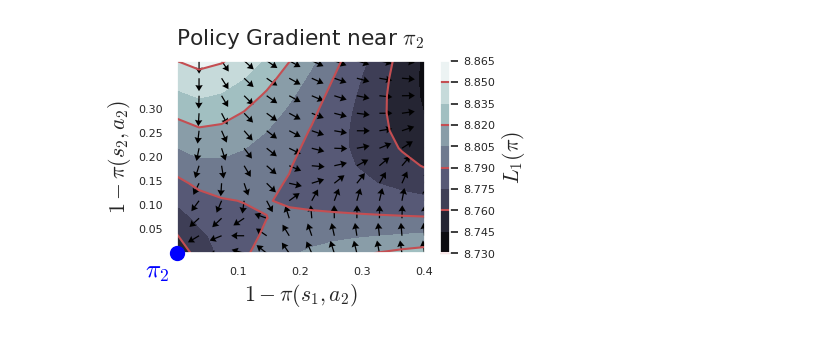
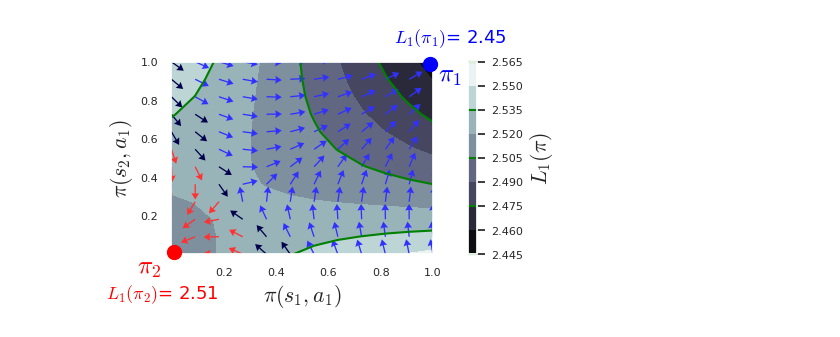
Before and after one commit to matsuolab/RCMDP-Epigraph, a Jupyter notebook: grad-conflict.ipynb, the cells around one changed output. Drawn from its saved outputs; the diff is of its cells as text; code cells hidden in the pictures.

Commit message:
Update: gradient conflict figure

```diff
--- a/grad-conflict.ipynb
+++ b/grad-conflict.ipynb
@@ -26,7 +26,7 @@ class RCMDP(NamedTuple):
 S, A = 4, 2  # state and action space sizes
 N = 1  # number of constraints
 USIZE = 2  # size of uncertainty set
-DISCOUNT = 0.8
+DISCOUNT = 0.40
 
 assert USIZE == 2
 assert N == 1
@@ -44,7 +44,7 @@ def create_rcmdp():
     # randomly create cost function
     costs = np.ones((N+1, S, A))
 
-    eps = 1 - DISCOUNT
+    eps = 0.09  # DISCOUNT / 4.5
     # objective
     costs[0, 0, 0] = 0 + eps
     costs[0, 0, 1] = 1
@@ -187,20 +187,21 @@ def compute_Lone(rcmdp: RCMDP, policy: jnp.ndarray):
 import numpy as np
 import matplotlib.pyplot as plt
 import seaborn as sns
+import matplotlib.cm as cm
+colormap = cm.seismic
+
 
 plt.rcParams["font.family"] = "serif"
 plt.rcParams["mathtext.fontset"] = 'cm'
 sns.set_theme(font_scale=1.3)
-fig = plt.figure(figsize=(4.0, 2.5))
+fig = plt.figure(figsize=(4.5, 2.5))
 ax = plt.axes()
-ax.set_xlabel(r"$1 - \pi(s_1, a_2)$")
-ax.set_ylabel(r"$1 - \pi(s_2, a_2)$")
+ax.set_xlabel(r"$\pi(s_1, a_1)$")
+ax.set_ylabel(r"$\pi(s_2, a_1)$")
 
 resol = 12
 
 def compute_L_for_plot_area(x1, x2, y1, y2):
-    # pi11 = np.logspace(np.log(x1), np.log(x2), resol)
-    # pi21 = np.logspace(np.log(y1), np.log(y2), resol)
     pi11 = np.linspace(x1, x2, resol)
     pi21 = np.linspace(y1, y2, resol)
     Ls = []
@@ -220,42 +221,49 @@ def compute_L_for_plot_area(x1, x2, y1, y2):
         Llam, Lgrad = compute_Lone(rcmdp, policies)
         Ls.append(Llam)
         grad_direction_s1 = Lgrad[:, 0, 1] - Lgrad[:, 0, 0]
         grad_direction_s2 = Lgrad[:, 1, 1] - Lgrad[:, 1, 0]
         U.append(grad_direction_s1)
         V.append(grad_direction_s2)
 
     Z, U, V = np.array(Ls), np.array(U), np.array(V)
     norm = np.linalg.norm(np.array((U, V)), axis=0)
-    U = U / norm * 0.007
-    V = V / norm * 0.007
+    U = U / norm * 0.020
+    V = V / norm * 0.020
     return X, Y, Z, U, V
 
 
-# X, Y, Z, U, V = compute_L_for_plot_area(0., 1, 0., 1)
-X, Y, Z, U, V = compute_L_for_plot_area(0, 0.4, 0, 0.4)
+X, Y, Z, U, V = compute_L_for_plot_area(0., 1, 0., 1)
+# X, Y, Z, U, V = compute_L_for_plot_area(0, 0.45, 0, 0.45)
 CS1 = ax.contourf(X, Y, Z, cmap=plt.cm.bone)
-CS2 = ax.contour(CS1, levels=CS1.levels[::2], colors='r')
+CS2 = ax.contour(CS1, levels=CS1.levels[::2], colors='green')
 
-cbar = fig.colorbar(CS1)
+cbar = fig.colorbar(CS1, pad=0.1)
 cbar.ax.set_ylabel(r"$L_1(\pi)$")
 cbar.add_lines(CS2)
 cbar.ax.tick_params(labelsize=8)
 
-ax.quiver(X, Y, U, V, units='xy', scale=0.3, color='black', headwidth=6)
+X, Y, U, V = X.reshape(-1), Y.reshape(-1), U.reshape(-1), V.reshape(-1)
+qcolors = np.where((U > -0.01) * (V > -0.01), 0.3, 0)
+qcolors = np.where((U <= 0.01) * (V <= 0.01), 0.7, qcolors)
+ax.quiver(X, Y, U, V, color=colormap(qcolors), units='xy', scale=0.3, headwidth=6)
 ax.tick_params(axis='both', which='major', labelsize=8)
-ax.set_yticks(np.arange(0, 0.33, 0.05))
-plt.scatter(0, 0, s=100, color="blue", clip_on=False, zorder=10)
 xlabels = [item.get_text() for item in ax.get_xticklabels()]
 xlabels[0] = ""
 ylabels = [item.get_text() for item in ax.get_yticklabels()]
 ylabels[0] = ""
 ax.set_xticklabels(xlabels)
 ax.set_yticklabels(ylabels)
 
-plt.text(-0.05, -0.05, r"$\pi_2$", fontsize=18, color="blue")
-plt.title(r"Policy Gradient near $\pi_2$", y=1.04)
+plt.scatter(0.01, 0.01, s=100, color="red", clip_on=False, zorder=10)
+plt.text(-0.13, -0.1, r"$\pi_2$", fontsize=18, color="red")
+plt.text(-0.25, -0.23, r"$L_1(\pi_2)$=" f"{Z[0][0]: .2f}", fontsize=13, color="red")
+
+plt.scatter(0.99, 0.99, s=100, color="blue", clip_on=False, zorder=10)
+plt.text(0.85, 1.1, r"$L_1(\pi_1)$=" f"{Z[-1][-1]: .2f}", fontsize=13, color="blue")
+plt.text(1.02, 0.9, r"$\pi_1$", fontsize=18, color="blue")
+# plt.title(r"Policy Gradient near $\pi_2$", y=1.04)
 
 plt.savefig(f"conflict.pdf", bbox_inches="tight")
 plt.savefig(f"conflict.png", bbox_inches="tight")
 # %% [output]
-[figure, old version]
+[figure, new version]
```
Also changed, not shown: 2 other files.
